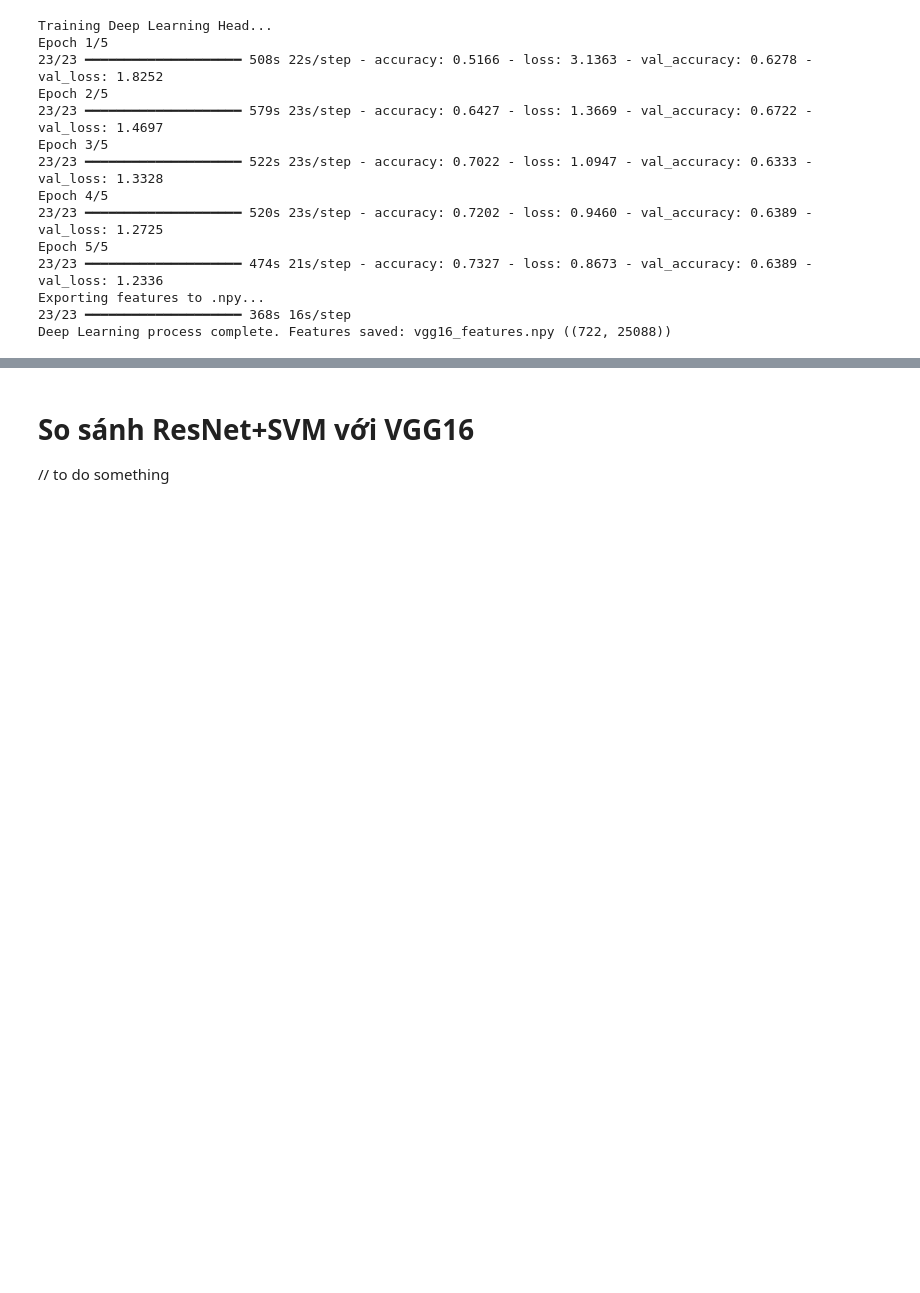
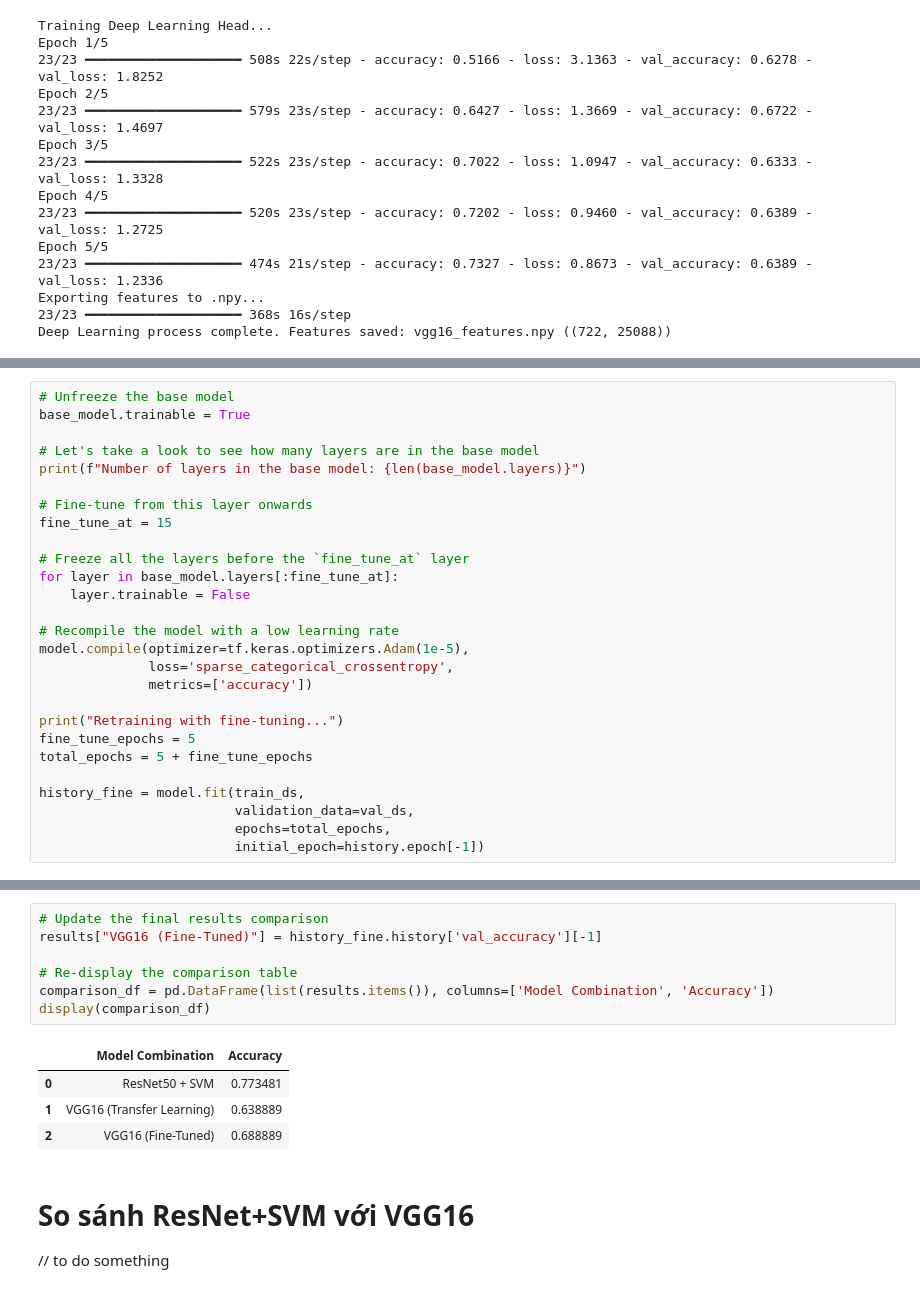
Before and after one commit to TrungTan369/Machine-Learning-Assignment, a Jupyter notebook: notebooks/ex3_imageData.ipynb, the cells around one changed output, grey strips where cells are left out. Cells and saved outputs as stored; diff of their text form; blank space fills up the shorter version.

Commit message:
trained

```diff
--- a/notebooks/ex3_imageData.ipynb
+++ b/notebooks/ex3_imageData.ipynb
@@ -422,0 +427,27 @@ Deep Learning process complete. Features saved: vgg16_features.npy ((722, 25088)
+# %%
+# Unfreeze the base model
+base_model.trainable = True
+
+# Let's take a look to see how many layers are in the base model
+print(f"Number of layers in the base model: {len(base_model.layers)}")
+
+# Fine-tune from this layer onwards
+fine_tune_at = 15
+
+# Freeze all the layers before the `fine_tune_at` layer
+for layer in base_model.layers[:fine_tune_at]:
+    layer.trainable = False
+
+# Recompile the model with a low learning rate
+model.compile(optimizer=tf.keras.optimizers.Adam(1e-5),
+              loss='sparse_categorical_crossentropy',
+              metrics=['accuracy'])
+
+print("Retraining with fine-tuning...")
+fine_tune_epochs = 5
+total_epochs = 5 + fine_tune_epochs
+
+history_fine = model.fit(train_ds,
+                         validation_data=val_ds,
+                         epochs=total_epochs,
+                         initial_epoch=history.epoch[-1])
@@ -423,3 +483,15 @@ Deep Learning process complete. Features saved: vgg16_features.npy ((722, 25088)
+# %%
+# Update the final results comparison
+results["VGG16 (Fine-Tuned)"] = history_fine.history['val_accuracy'][-1]
+
+# Re-display the comparison table
+comparison_df = pd.DataFrame(list(results.items()), columns=['Model Combination', 'Accuracy'])
+display(comparison_df)
+# %% [output]
+|  | Model Combination | Accuracy |
+| 0 | ResNet50 + SVM | 0.773481 |
+| 1 | VGG16 (Transfer Learning) | 0.638889 |
+| 2 | VGG16 (Fine-Tuned) | 0.688889 |
 # %% [markdown]
 # So sánh ResNet+SVM với  VGG16
 
```
Also changed, not shown: parts of 5 cells of this notebook.
